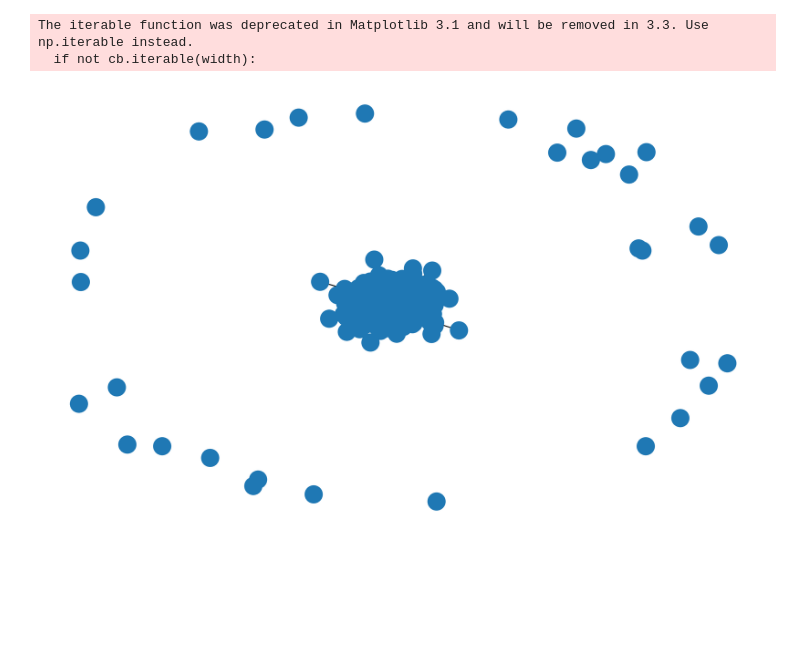
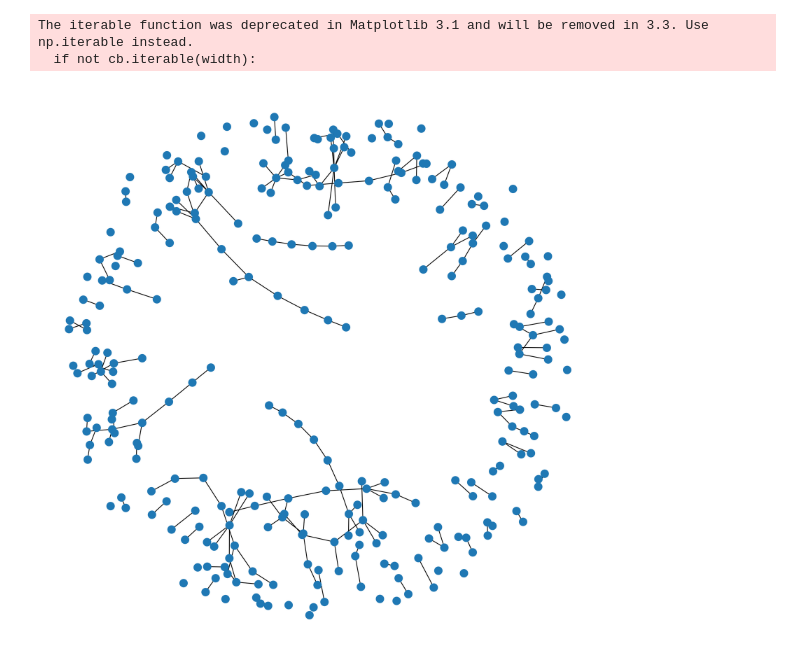
Before and after one commit to nhchristianson/graph_evolution, a Jupyter notebook: Project initial testing.ipynb, the cells around one changed output. Cells and saved outputs as stored; diff of their text form; code cells hidden in the pictures; blank space fills up the shorter version.

```diff
--- a/Project initial testing.ipynb
+++ b/Project initial testing.ipynb
@@ -13,7 +12,7 @@ The autoreload extension is already loaded. To reload it, use:
 # %%
-from netevolution import *
+from weighted_evo import *
 from bct import community_louvain
 
-x = GraphEvo(500, 0.05, np.array([3., 0., 5, 1]))
+x = GraphEvo(300, 0.05, np.array([2., 0.5, 3, 1.5]))
 print(community_louvain(x.G)[1])
 # %% [output]
@@ -47,0 +90,4 @@ plt.hist(dict(G.degree()).values(), bins=100)
+# %%
+graph, strats = x.run_mc(1, 0.1, 1000000)
+C, m = community_louvain(x.G)
+print(m)
@@ -78,7 +162,7 @@ res[1]
 # %%
-plt.figure(figsize=(10, 6), dpi=300)
-nx.draw(G)
+plt.figure(figsize=(10, 10), dpi=300)
+nx.draw(G, node_size=100)
 # %% [output]
 The iterable function was deprecated in Matplotlib 3.1 and will be removed in 3.3. Use np.iterable instead.
   if not cb.iterable(width):
-[figure, old version]
+[figure, new version]
```
Also changed, not shown: parts of 23 cells of this notebook, 4 other files.
